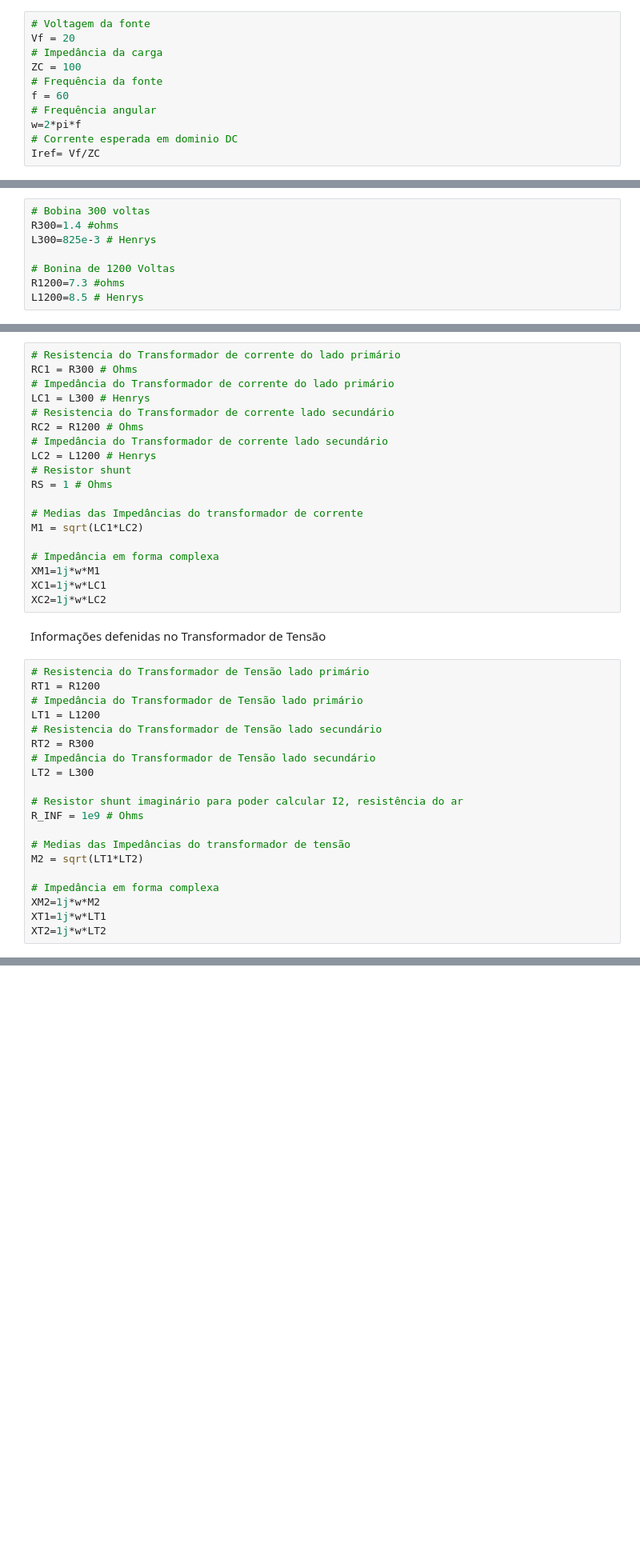
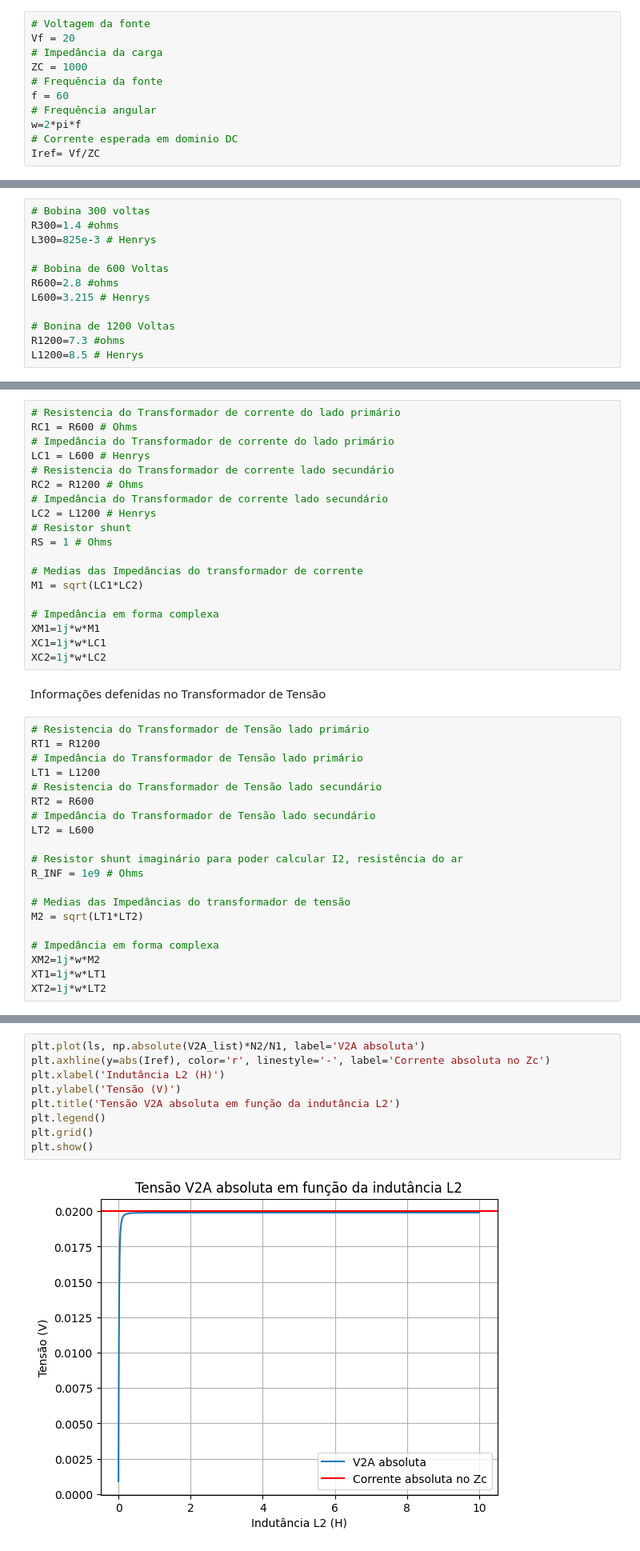
Before and after one commit to Peng1104/EletroMag, a Jupyter notebook: Projeto.ipynb, the cells around one changed output, grey strips where cells are left out. Shown at 80% size. Saved outputs shown, nothing was run; the diff lists cells and outputs as text; blank space fills up the shorter version.

```diff
--- a/Projeto.ipynb
+++ b/Projeto.ipynb
@@ -15,7 +15,7 @@ Informações conhecidas na malha principal
 # Voltagem da fonte
 Vf = 20
 # Impedância da carga
-ZC = 100
+ZC = 1000
 # Frequência da fonte
 f = 60
 # Frequência angular
@@ -29,6 +29,10 @@ Bobinas Medições
 R300=1.4 #ohms
 L300=825e-3 # Henrys
 
+# Bobina de 600 Voltas
+R600=2.8 #ohms
+L600=3.215 # Henrys
+
 # Bonina de 1200 Voltas
 R1200=7.3 #ohms
 L1200=8.5 # Henrys
@@ -51,9 +55,9 @@ print(RELACAO_EM_TC, RELACAO_EM_TT)
 Informações defenidas no Transformador de corrente
 # %%
 # Resistencia do Transformador de corrente do lado primário
-RC1 = R300 # Ohms
+RC1 = R600 # Ohms
 # Impedância do Transformador de corrente do lado primário
-LC1 = L300 # Henrys
+LC1 = L600 # Henrys
 # Resistencia do Transformador de corrente lado secundário
 RC2 = R1200 # Ohms
 # Impedância do Transformador de corrente lado secundário
@@ -76,9 +80,9 @@ RT1 = R1200
 # Impedância do Transformador de Tensão lado primário
 LT1 = L1200
 # Resistencia do Transformador de Tensão lado secundário
-RT2 = R300
+RT2 = R600
 # Impedância do Transformador de Tensão lado secundário
-LT2 = L300
+LT2 = L600
 
 # Resistor shunt imaginário para poder calcular I2, resistência do ar
 R_INF = 1e9 # Ohms
@@ -405,0 +190,11 @@ plt.show()
+# %%
+plt.plot(ls, np.absolute(V2A_list)*N2/N1, label='V2A absoluta')
+plt.axhline(y=abs(Iref), color='r', linestyle='-', label='Corrente absoluta no Zc')
+plt.xlabel('Indutância L2 (H)')
+plt.ylabel('Tensão (V)')
+plt.title('Tensão V2A absoluta em função da indutância L2')
+plt.legend()
+plt.grid()
+plt.show()
+# %% [output]
+[figure, added]
```
Also changed, not shown: parts of 38 cells of this notebook.
